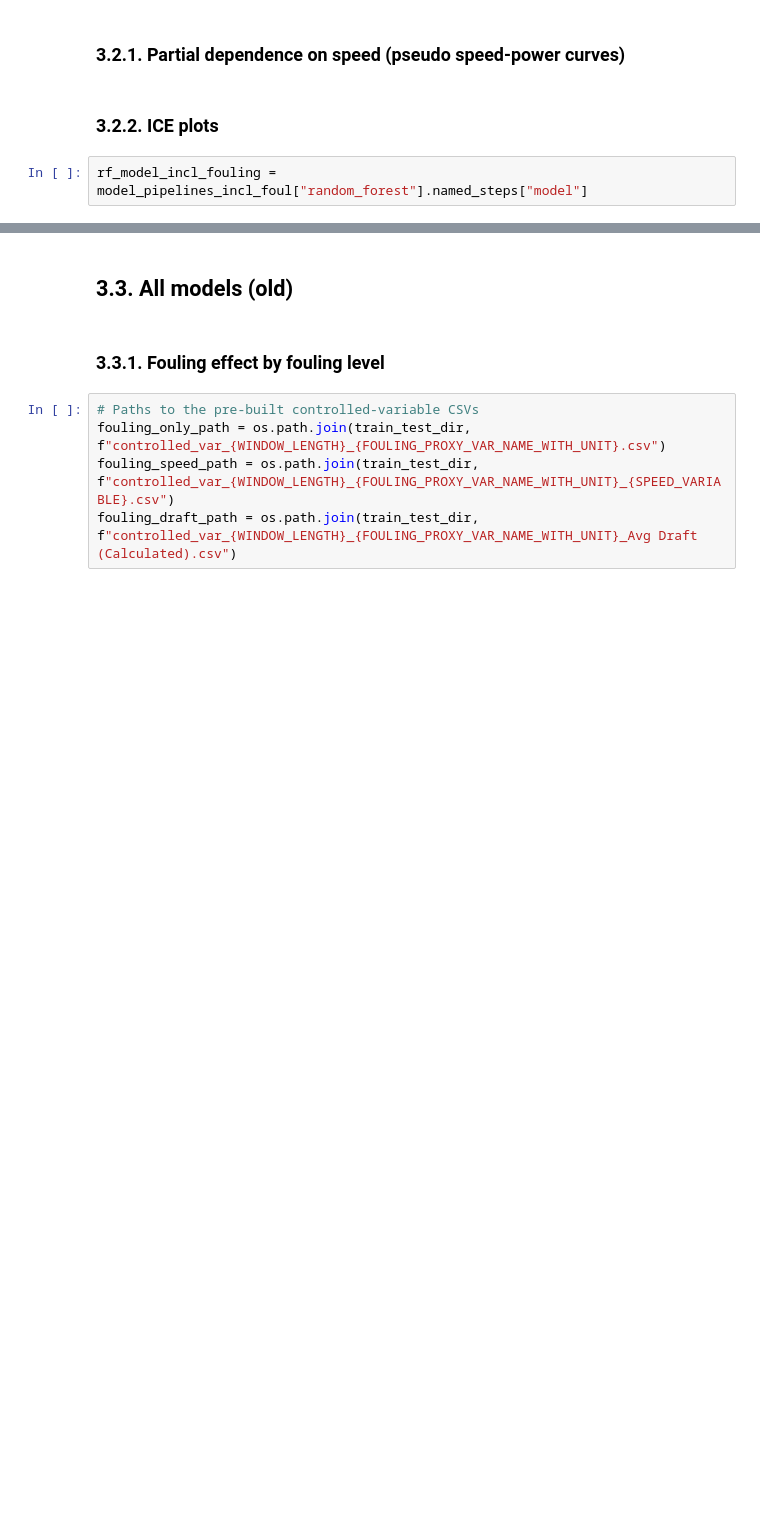
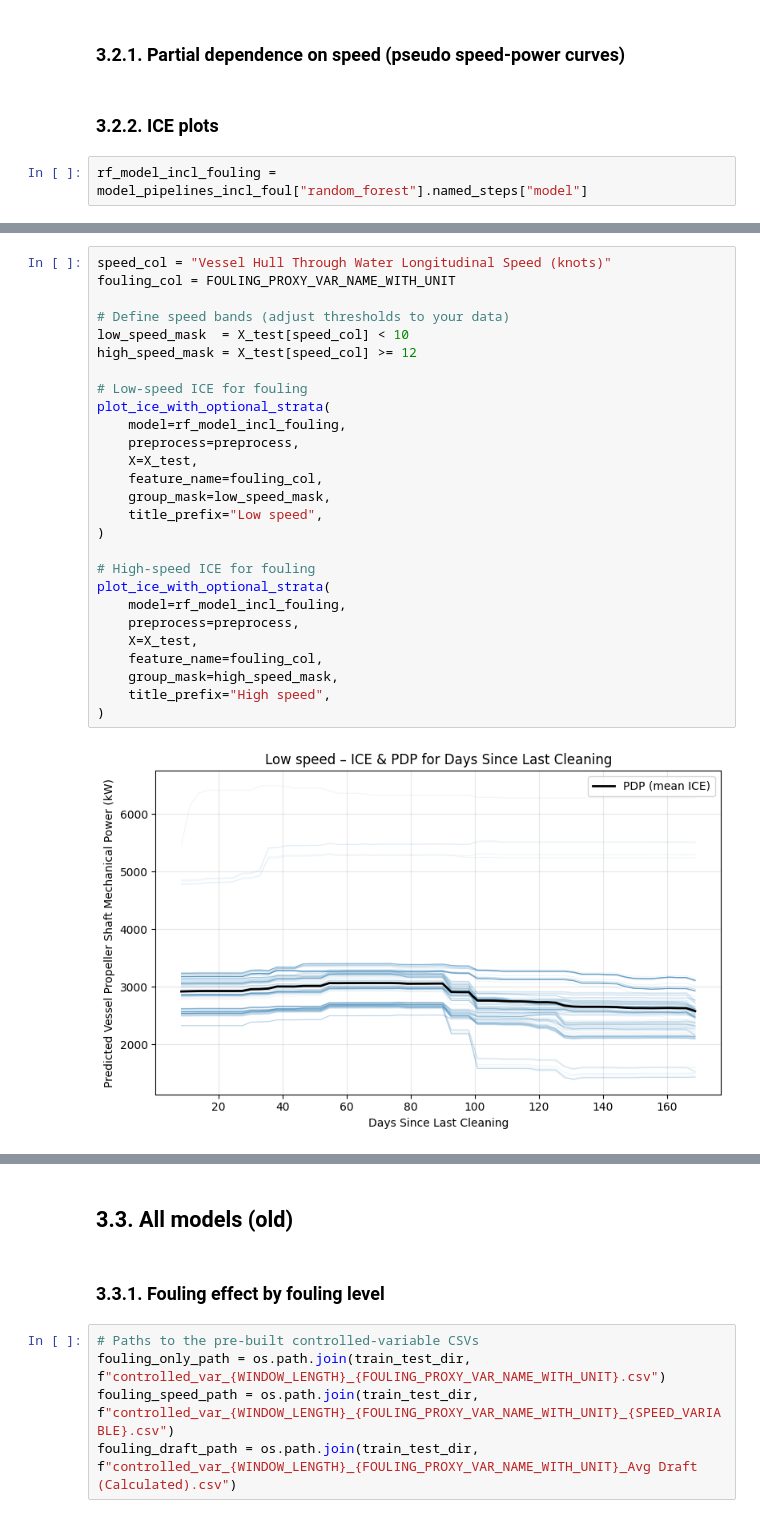
Before and after one commit to AugustBjerg/Master-s-thesis, a Jupyter notebook: code/modelling/notebooks/evaluation.ipynb, the cells around one changed output, grey strips where cells are left out. Saved outputs shown, nothing was run; the diff lists cells and outputs as text; blank space fills up the shorter version.

```diff
--- a/code/modelling/notebooks/evaluation.ipynb
+++ b/code/modelling/notebooks/evaluation.ipynb
@@ -1068,0 +1021,29 @@ plot_ice_with_optional_strata(
+# %%
+speed_col = "Vessel Hull Through Water Longitudinal Speed (knots)"
+fouling_col = FOULING_PROXY_VAR_NAME_WITH_UNIT
+
+# Define speed bands (adjust thresholds to your data)
+low_speed_mask  = X_test[speed_col] < 10
+high_speed_mask = X_test[speed_col] >= 12
+
+# Low-speed ICE for fouling
+plot_ice_with_optional_strata(
+    model=rf_model_incl_fouling,
+    preprocess=preprocess,
+    X=X_test,
+    feature_name=fouling_col,
+    group_mask=low_speed_mask,
+    title_prefix="Low speed",
+)
+
+# High-speed ICE for fouling
+plot_ice_with_optional_strata(
+    model=rf_model_incl_fouling,
+    preprocess=preprocess,
+    X=X_test,
+    feature_name=fouling_col,
+    group_mask=high_speed_mask,
+    title_prefix="High speed",
+)
+# %% [output]
+[figure, added]
```
Also changed, not shown: parts of 24 cells of this notebook, 15 other files.
